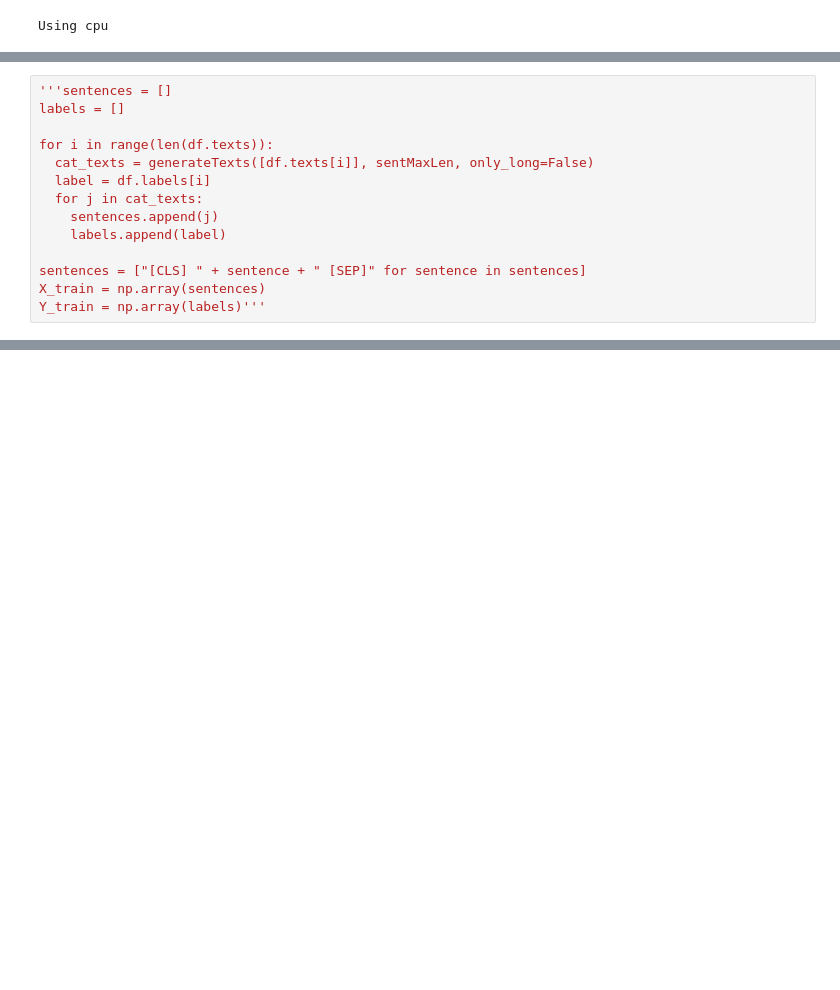
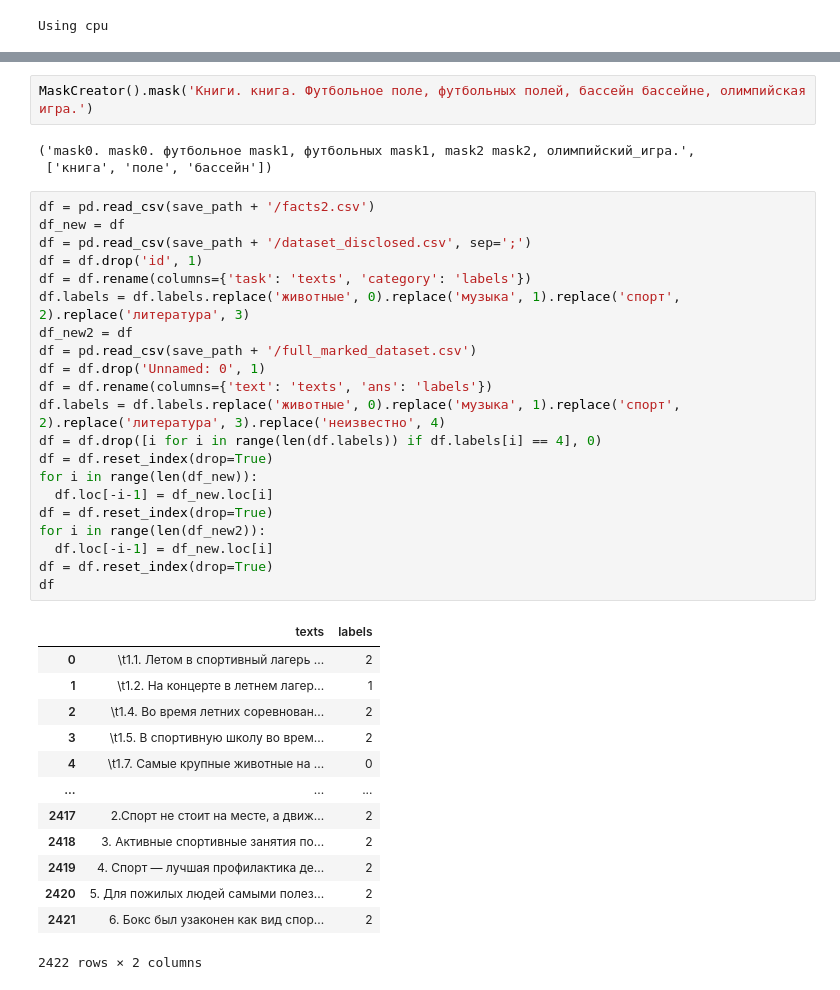
Before and after one commit to sergak0/AIIJC, a Jupyter notebook: Mitya/BERT_Final.ipynb, the cells around one changed output, grey strips where cells are left out. Cells and saved outputs as stored; diff of their text form; blank space fills up the shorter version.

```diff
--- a/Mitya/BERT_Final.ipynb
+++ b/Mitya/BERT_Final.ipynb
@@ -120,14 +95,0 @@ def generateTexts(texts, windowLen, only_long=True):
-# %%
-'''sentences = []
-labels = []
-
-for i in range(len(df.texts)):
-  cat_texts = generateTexts([df.texts[i]], sentMaxLen, only_long=False)
-  label = df.labels[i]
-  for j in cat_texts:
-    sentences.append(j)
-    labels.append(label)
-
-sentences = ["[CLS] " + sentence + " [SEP]" for sentence in sentences]
-X_train = np.array(sentences)
-Y_train = np.array(labels)'''
@@ -146,0 +141,40 @@ attention_masks = [[1 if i != '[PAD]' else 0 for i in seq] for seq in train_inpu
+# %%
+MaskCreator().mask('Книги. книга. Футбольное поле, футбольных полей, бассейн бассейне, олимпийская игра.')
+# %% [output]
+('mask0. mask0. футбольное mask1, футбольных mask1, mask2 mask2, олимпийский_игра.',
+ ['книга', 'поле', 'бассейн'])
+# %%
+df = pd.read_csv(save_path + '/facts2.csv')
+df_new = df
+df = pd.read_csv(save_path + '/dataset_disclosed.csv', sep=';')
+df = df.drop('id', 1)
+df = df.rename(columns={'task': 'texts', 'category': 'labels'})
+df.labels = df.labels.replace('животные', 0).replace('музыка', 1).replace('спорт', 2).replace('литература', 3)
+df_new2 = df
+df = pd.read_csv(save_path + '/full_marked_dataset.csv')
+df = df.drop('Unnamed: 0', 1)
+df = df.rename(columns={'text': 'texts', 'ans': 'labels'})
+df.labels = df.labels.replace('животные', 0).replace('музыка', 1).replace('спорт', 2).replace('литература', 3).replace('неизвестно', 4)
+df = df.drop([i for i in range(len(df.labels)) if df.labels[i] == 4], 0)
+df = df.reset_index(drop=True)
+for i in range(len(df_new)):
+  df.loc[-i-1] = df_new.loc[i]
+df = df.reset_index(drop=True)
+for i in range(len(df_new2)):
+  df.loc[-i-1] = df_new.loc[i]
+df = df.reset_index(drop=True)
+df
+# %% [output]
+|  | texts | labels |
+| 0 | \t1.1. Летом в спортивный лагерь ... | 2 |
+| 1 | \t1.2. На концерте в летнем лагер... | 1 |
+| 2 | \t1.4. Во время летних соревнован... | 2 |
+| 3 | \t1.5. В спортивную школу во врем... | 2 |
+| 4 | \t1.7. Самые крупные животные на ... | 0 |
+| ... | ... | ... |
+| 2417 | 2.Спорт не стоит на месте, а движ... | 2 |
+| 2418 | 3. Активные спортивные занятия по... | 2 |
+| 2419 | 4. Спорт — лучшая профилактика де... | 2 |
+| 2420 | 5. Для пожилых людей самыми полез... | 2 |
+| 2421 | 6. Бокс был узаконен как вид спор... | 2 |
+2422 rows × 2 columns
```
Also changed, not shown: parts of 30 cells of this notebook.
